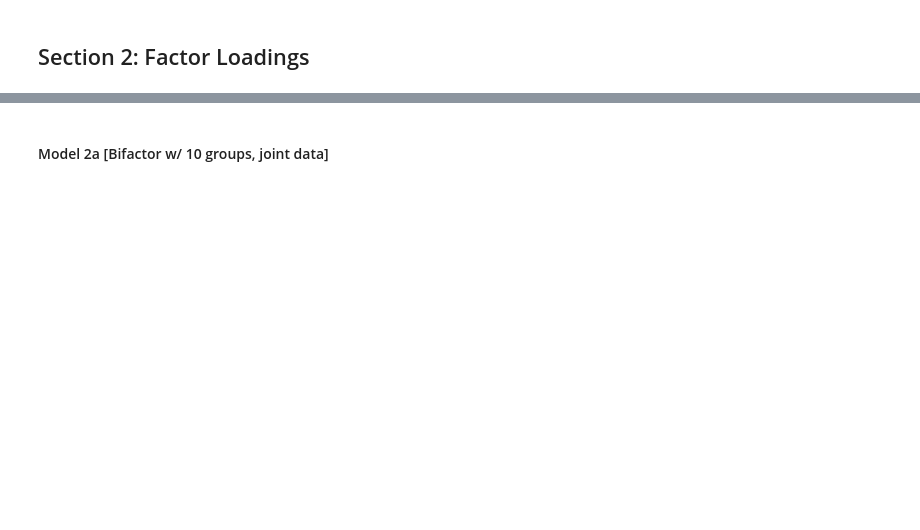
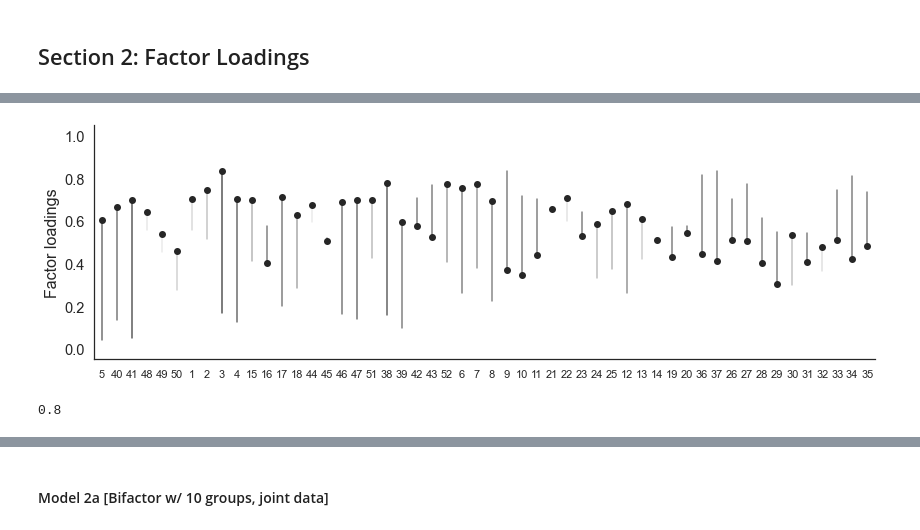
Before and after one commit to szorowi1/mace-irt, a Jupyter notebook: analysis/02_Modeling.ipynb, the cells around one changed output, grey strips where cells are left out. Cells and saved outputs as stored; diff of their text form; code cells hidden in the pictures; blank space fills up the shorter version.

```diff
--- a/analysis/02_Modeling.ipynb
+++ b/analysis/02_Modeling.ipynb
@@ -9,0 +104,27 @@ sns.set_theme(style='white', context='notebook', font_scale=1.33)
+# %%
+fig, ax = plt.subplots(1,1,figsize=(12,4))
+
+
+## Plot connecting lines.
+for i, j in enumerate(order):
+    y1, = data.query(f'item == {j} and subscale == "general"').loading
+    y2, = data.query(f'item == {j} and subscale != "general"').loading
+    if y2 < y1: color = '%0.2f' %(1 - (y1 - y2))
+    else: color = '0.5'
+    ax.plot([i,i], [y1,y2], color=color)
+
+sns.stripplot(x='item', y='loading', hue='factor', data=data, order=order, hue_order=[1],
+              color='0.2', jitter=False, size=7, ax=ax)
+
+ax.set(xlabel='', ylim=(-0.05, 1.05), ylabel='Factor loadings')
+ax.set_xticklabels(order, fontsize=11)
+ax.legend_.set_visible(False)
+
+sns.despine()
+plt.tight_layout()
+# %% [output]
+[figure, added]
+# %%
+1 - (0.4 - 0.2)
+# %% [output]
+0.8
```
Also changed, not shown: parts of 10 cells of this notebook, 15 other files.
